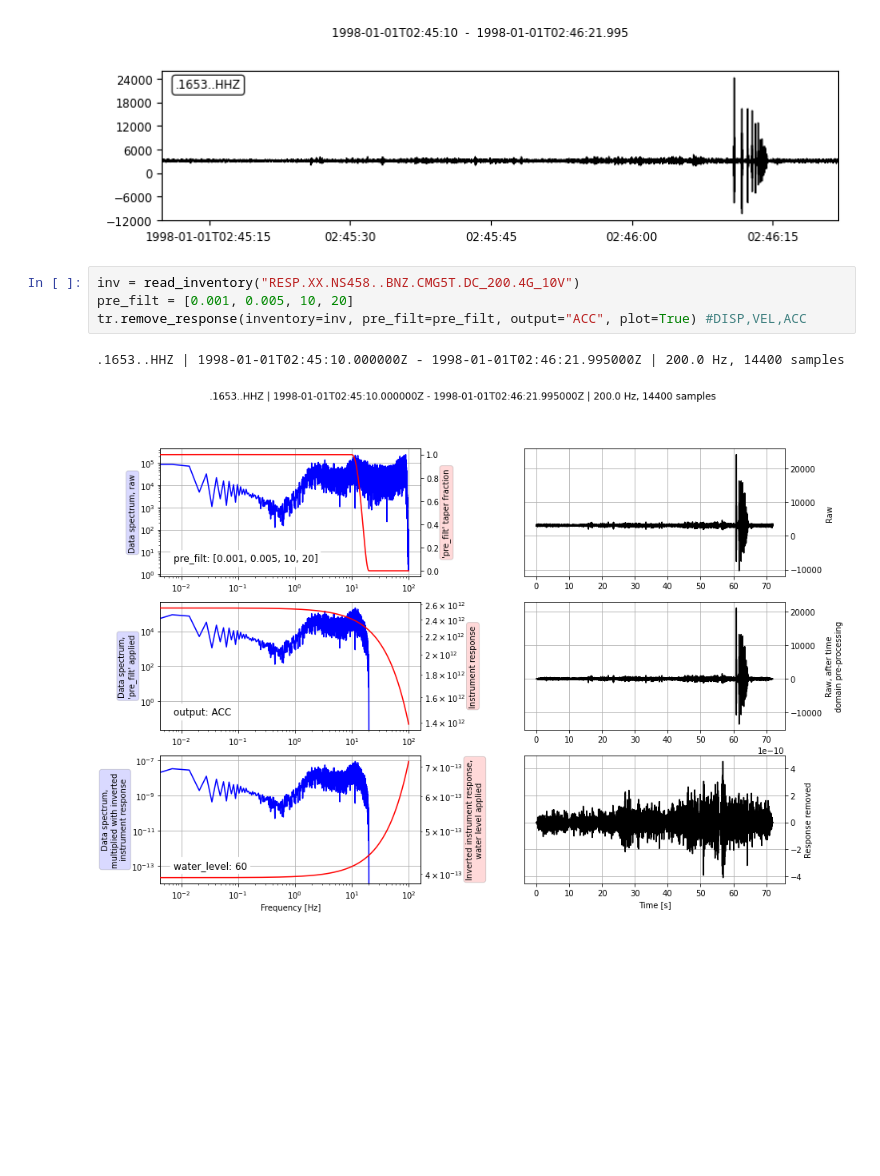
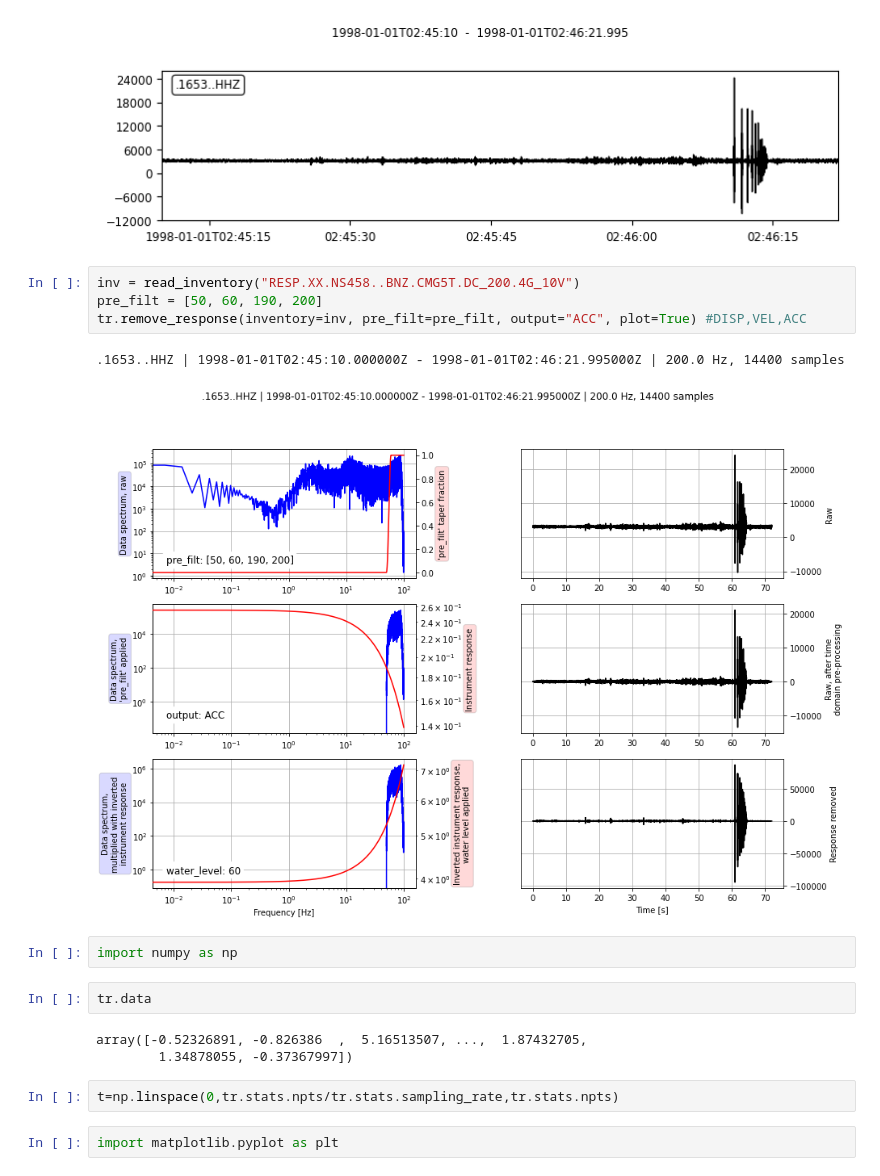
Before and after one commit to AdoringStarling/seismo-context, a Jupyter notebook: prueba.ipynb, the cells around one changed output. Saved outputs shown, nothing was run; the diff lists cells and outputs as text; blank space fills up the shorter version.

```diff
--- a/prueba.ipynb
+++ b/prueba.ipynb
@@ -8,8 +8,19 @@ tr.plot();
 [figure]
 # %%
 inv = read_inventory("RESP.XX.NS458..BNZ.CMG5T.DC_200.4G_10V")
-pre_filt = [0.001, 0.005, 10, 20]
+pre_filt = [50, 60, 190, 200]
 tr.remove_response(inventory=inv, pre_filt=pre_filt, output="ACC", plot=True) #DISP,VEL,ACC
 # %% [output]
 .1653..HHZ | 1998-01-01T02:45:10.000000Z - 1998-01-01T02:46:21.995000Z | 200.0 Hz, 14400 samples
-[figure, old version]
+[figure, new version]
+# %%
+import numpy as np
+# %%
+tr.data
+# %% [output]
+array([-0.52326891, -0.826386  ,  5.16513507, ...,  1.87432705,
+        1.34878055, -0.37367997])
+# %%
+t=np.linspace(0,tr.stats.npts/tr.stats.sampling_rate,tr.stats.npts)
+# %%
+import matplotlib.pyplot as plt
```
Also changed, not shown: parts of 2 cells of this notebook.
